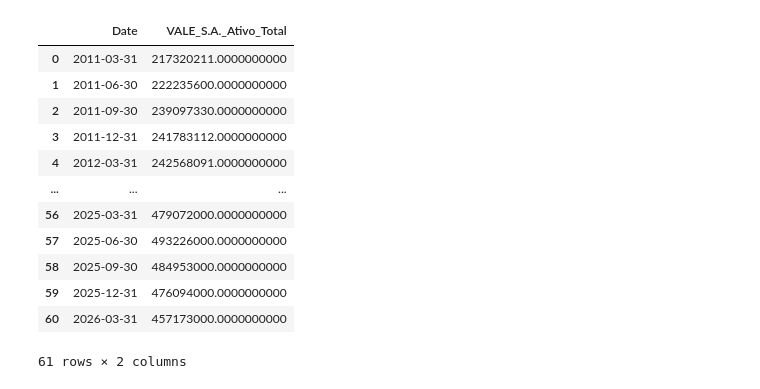
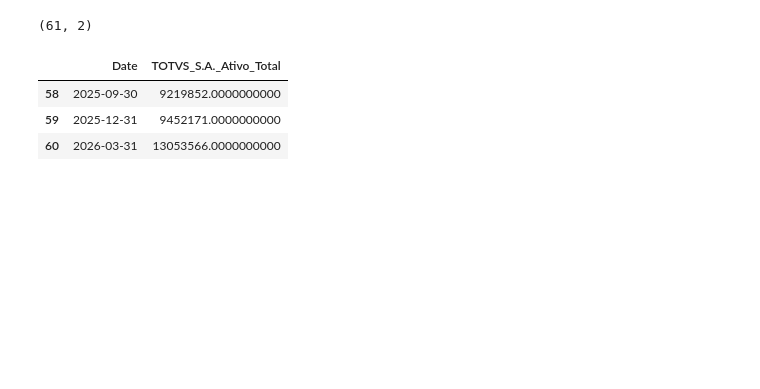
Before and after one commit to rianlucascs/financial_research, a Jupyter notebook: research/notebooks/01.02 balanco_patrimonial.ipynb, the cells around one changed output. Drawn from its saved outputs; the diff is of its cells as text; code cells hidden in the pictures; blank space fills up the shorter version.

```diff
--- a/research/notebooks/01.02 overview_balanco_patrimonial.ipynb
+++ b/research/notebooks/01.02 balanco_patrimonial.ipynb
@@ -6,27 +6,21 @@ import plotly.express as px
 # %%
 reader = ReaderSQLCVMBalancoPatrimonial()
 
 df = reader.read(
-    ticker="VALE3",
+    ticker="TOTS3",
     tipo_arquivo="BPA_con",
     cd_conta="1"
 )
 
-df
+print(df.shape)
+
+df.tail(3)
 # %% [output]
+(61, 2)
-|  | Date | VALE_S.A._Ativo_Total |
-| 0 | 2011-03-31 | 217320211.0000000000 |
-| 1 | 2011-06-30 | 222235600.0000000000 |
-| 2 | 2011-09-30 | 239097330.0000000000 |
-| 3 | 2011-12-31 | 241783112.0000000000 |
-| 4 | 2012-03-31 | 242568091.0000000000 |
-| ... | ... | ... |
-| 56 | 2025-03-31 | 479072000.0000000000 |
-| 57 | 2025-06-30 | 493226000.0000000000 |
-| 58 | 2025-09-30 | 484953000.0000000000 |
-| 59 | 2025-12-31 | 476094000.0000000000 |
-| 60 | 2026-03-31 | 457173000.0000000000 |
+|  | Date | TOTVS_S.A._Ativo_Total |
+| 58 | 2025-09-30 | 9219852.0000000000 |
+| 59 | 2025-12-31 | 9452171.0000000000 |
+| 60 | 2026-03-31 | 13053566.0000000000 |
-61 rows × 2 columns
 # %%
 df_plot = df.copy()
 df_plot["Date"] = pd.to_datetime(df_plot["Date"])
```
Also changed, not shown: 9 other files.
